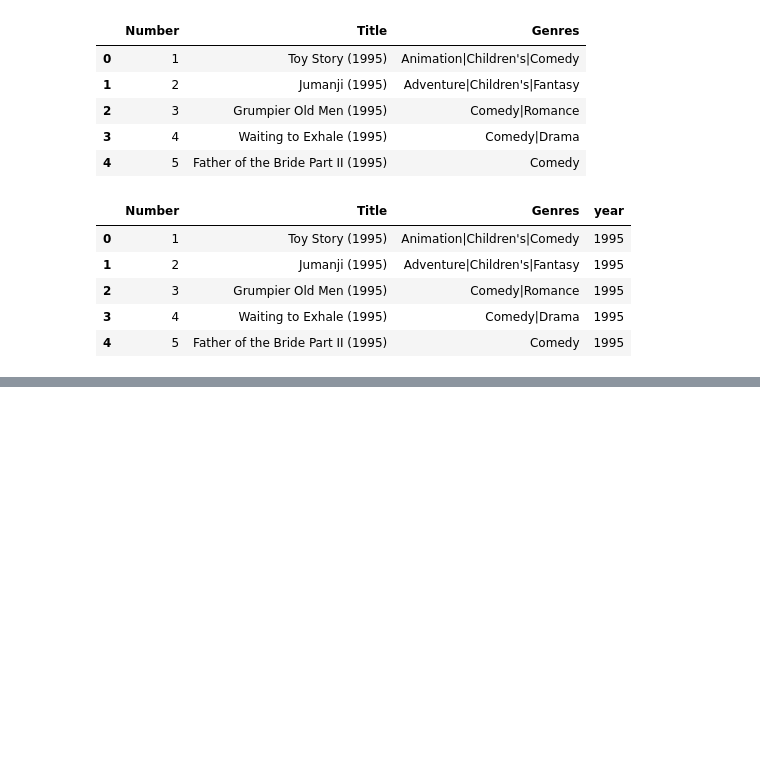
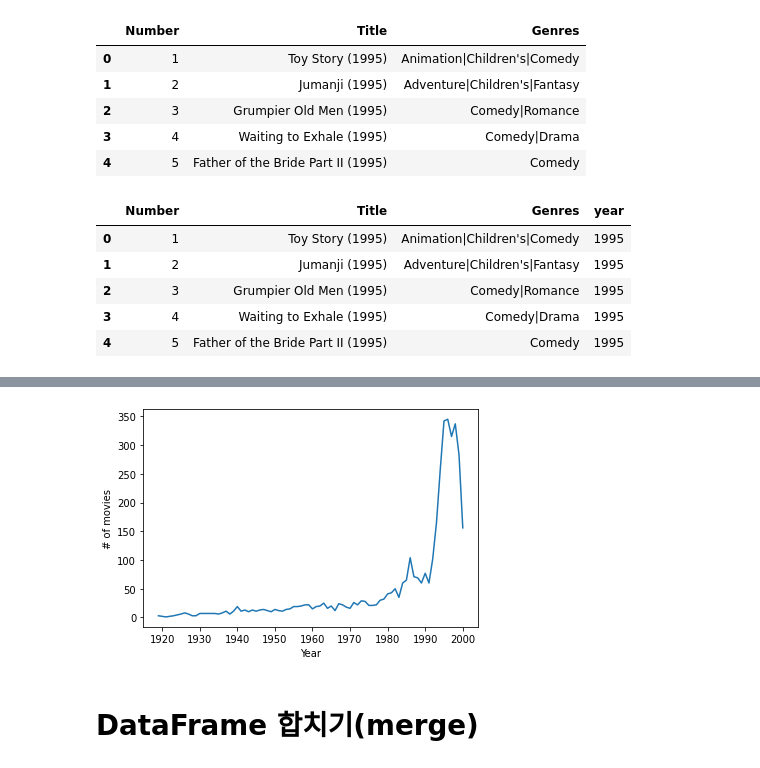
Before and after one commit to ByeonJuHwan/PythonStudy, a Jupyter notebook: py25_movielens.ipynb, the cells around one changed output, grey strips where cells are left out. Saved outputs shown, nothing was run; the diff lists cells and outputs as text; code cells hidden in the pictures; blank space fills up the shorter version.

```diff
--- a/py25_movielens.ipynb
+++ b/py25_movielens.ipynb
@@ -137,0 +156,9 @@ year_counts = movie.year.value_counts()
+# %%
+sns.lineplot(x=year_counts.index, y=year_counts.values)
+plt.xlabel('Year')
+plt.ylabel('# of movies')
+plt.show()
+# %% [output]
+[figure, added]
+# %% [markdown]
+# DataFrame 합치기(merge)
```
Also changed, not shown: parts of 98 cells of this notebook.
